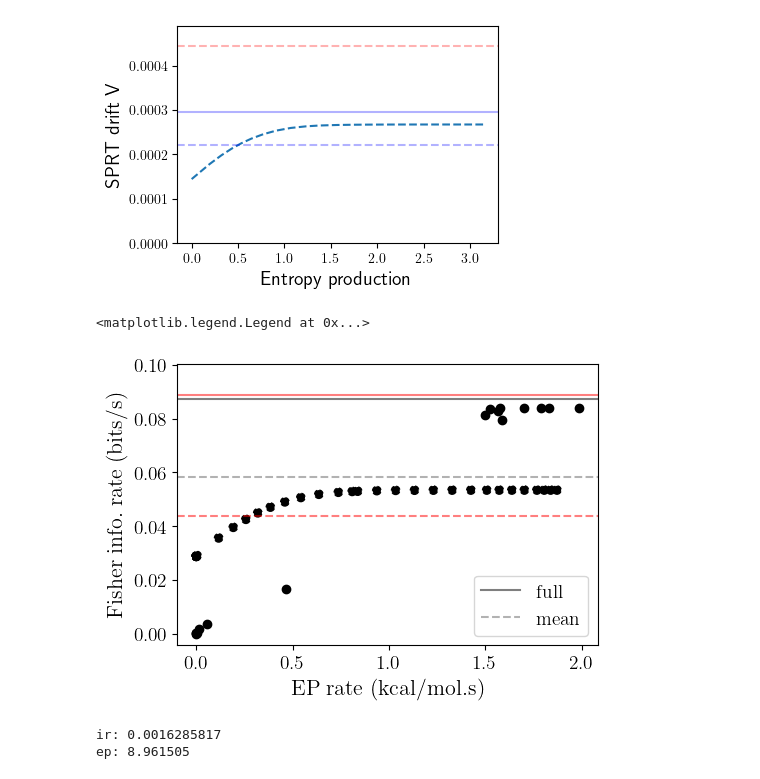
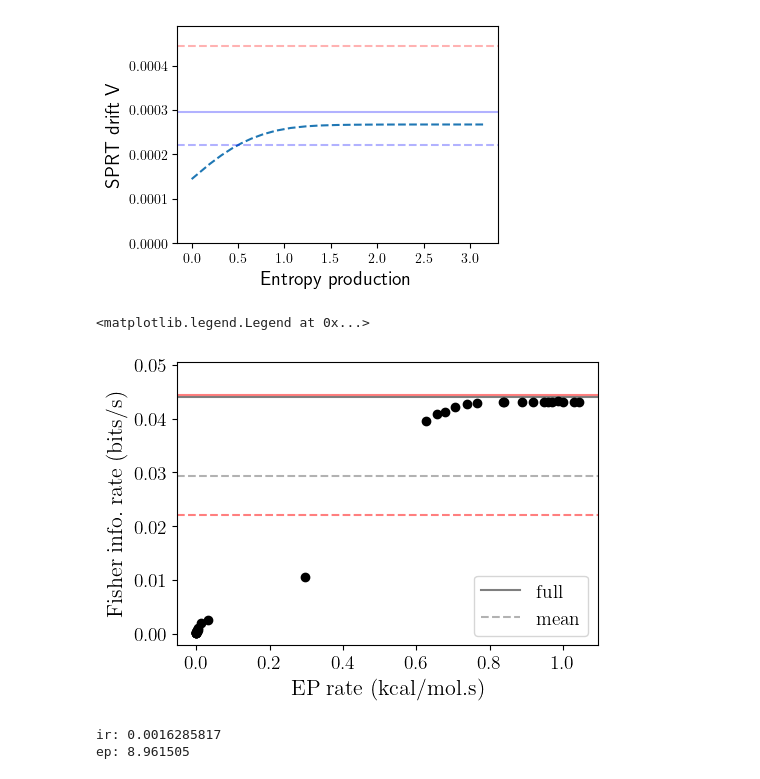
Before and after one commit to ta-rekt/LLROpt.jl, a Jupyter notebook: dev.ipynb, the cells around one changed output. Saved outputs shown, nothing was run; the diff lists cells and outputs as text; code cells hidden in the pictures.

```diff
--- a/dev.ipynb
+++ b/dev.ipynb
@@ -1187,10 +1189,12 @@ edges = np.array(circuit_specs["edges"])
 # %%
 # dirname_full = '20250422/ir-ep-finetune-hic'
-dirname_acc = '20250423/ir-ep-finetune-lowc-acc'
-dirname_full = '20250512/fir-epr-test'
+# dirname_acc = '20250423/ir-ep-finetune-lowc-acc'
+# dirname_full = '20250512/fir-epr-test'
+dirname_full = '20250513/fir-epr-lowc'
+dirname_acc = '20250513/fir-epr-lowc'
 
 ncpus = 16
-nedgess = [7, 8]
+nedgess = [7, 7]
 figsize = (5,3.5)
 ks = [32, 32]
 # bounds = [[1,6], [2,30]]
@@ -1198,7 +1202,7 @@ bounds = [[0,4], [2,32]]
 RS = 300*1.987 / 1000
 dirs = [dirname_full, dirname_acc]
 whichfs = ["full", "acc"]
-whichas = ["spec", "pareto"]
+whichas = ["spec", "spec"]
 colors = ["black", "black"]
 labels=["$\max\{\dot{\cal F}(c_0)\}$", "$\max\{\dot{\cal F}_m(c_0)\}$"]
 linestyles=["solid", "dashed"]
@@ -1210,7 +1214,7 @@ fig, ax = plt.subplots(1,1, figsize=figsize, layout="constrained")
 ax.set_ylabel(r"$\rm{\;Fisher \;info. \;rate \;(bits/s)}$", fontsize=16)
 ax.set_xlabel(r"$\rm{EP\; rate\;(kcal/mol.s)}$", fontsize=16)
 
-for i in [0,1]:
+for i in [0]:
     k = ks[i]
     dirname = dirs[i]
     whichf = whichfs[i]
@@ -1222,17 +1226,21 @@ for i in [0,1]:
     input_edges = [(0,2), (1,3)]
     on_ind = [0,1,0,1]
 
-    if i == 0:
-        edges = np.array([(1, 2),(2, 1),(2, 3),(3, 2),(3, 4),(4, 3),(4, 1)]) - 1
-        irvals = np.array([data[j]['1']['1'][nedges]
-            for j in range(1, params["nparams"]+1)])
-        epvals = RS*np.array([data[j]['1']['1'][nedges+3]
-            for j in range(1, params["nparams"]+1)])
+    if i == 1:
+        m = 2
+    else:
+        m = 4
 
-    else:
-        edges = np.array([(1,3), (1,2), (2,4), (2,1), (3,1), (3,4), (4,2), (4,3)]) - 1
-        irvals = np.array([data[j][nedges] for j in range(1, params["nparams"]+1)]) / ((dc/c)**2/2)
-        epvals = RS*np.array([data[j][nedges+1] for j in range(1, params["nparams"]+1)])
+    # edges = np.array([(1, 2),(2, 1),(2, 3),(3, 2),(3, 4),(4, 3),(4, 1)]) - 1
+    irvals = np.array([data[j]['1']['1'][nedges]
+        for j in range(1, params["nparams"]+1)])
+    epvals = RS*np.array([data[j]['1']['1'][nedges+m]
+        for j in range(1, params["nparams"]+1)])
+
+    # else:
+    #     edges = np.array([(1,3), (1,2), (2,4), (2,1), (3,1), (3,4), (4,2), (4,3)]) - 1
+    #     irvals = np.array([data[j][nedges] for j in range(1, params["nparams"]+1)])
+    #     epvals = RS*np.array([data[j][nedges+1] for j in range(1, params["nparams"]+1)])
 
         # bds = bounds[i]
         # xydata_ = np.stack((epvals, irvals), axis=1)
@@ -1241,35 +1249,35 @@ for i in [0,1]:
         # yhull = [xydata_[hull.vertices[i]][1] for i in range(bds[0], bds[1])]
 
     # ax.plot(xhull, yhull, color=colors[i], linestyle=linestyles[i])
     ax.scatter(epvals, irvals, color=colors[i], linestyle=linestyles[i])
 
-c = 1
+c = 0.5
 dc = 0.1 * c
 kboff = 0.0888
 konb = 5
 kuon = 5
 koffu = 5
 
 kbon = 1e-5
 koffb = 1e-5
 kuoff = 1e-5
 konu = 1e-5
 
 V_low2s = c*kboff
 V_low = c*kboff*konb/(c*kboff+konb)
 V_high = 0.16*5
 # V_lim = V_high
 V_lim = V_low
 ax.axhline(y=V_low2s, linestyle="solid", color="red", alpha=0.5)
 ax.axhline(y=V_lim, linestyle="solid", color="black", alpha=0.5, label=r"$\rm{full}$")
 ax.axhline(y=2*V_lim/3, linestyle="dashed", color="black", alpha=0.3, label=r"$\rm{mean}$")
 ax.axhline(y=V_lim/2, linestyle="dashed", color="red", alpha=0.5)
 ax.set_ylim(-V_lim*0.05, V_lim*1.15)
 ax.tick_params(axis='both', which='major', labelsize=14)
 ax.legend(fontsize=14, loc='lower right')
 # %% [output]
 <matplotlib.legend.Legend at 0x...>
-[figure, old version]
+[figure, new version]
 # %%
 date = 20250423
 path = "/.julia/dev/LLROpt/plots/"
```
Also changed, not shown: parts of 39 cells of this notebook, 34 other files.
